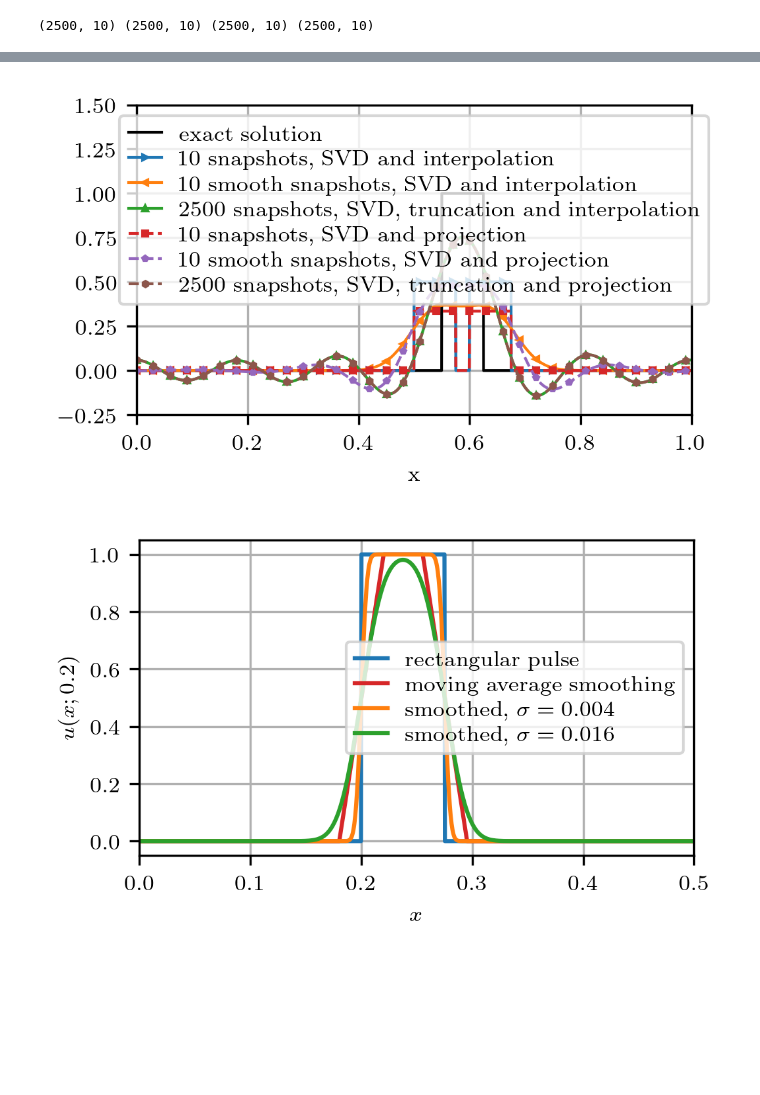
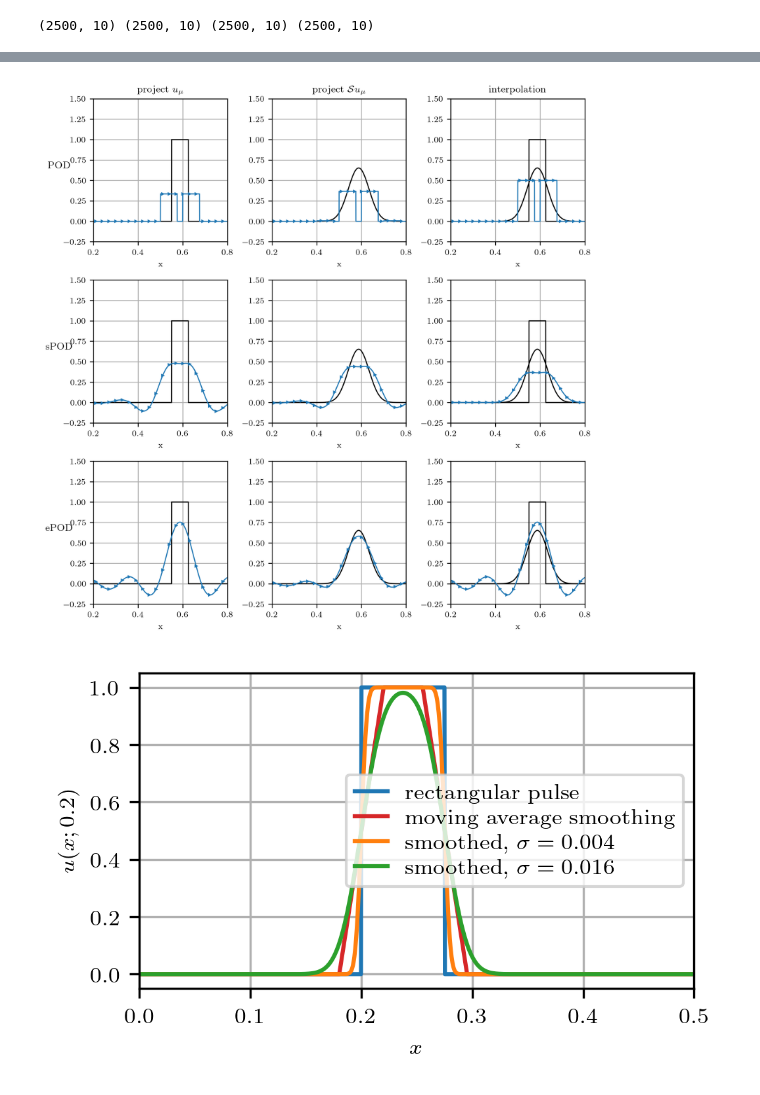
Before and after one commit to flabowski/POD-ROM-and-gaussian-convolution, a Jupyter notebook: notebooks/Fig05_06_07_left_SV.ipynb, the cells around one changed output, grey strips where cells are left out. Drawn from its saved outputs; the diff is of its cells as text; code cells hidden in the pictures; blank space fills up the shorter version.

Commit message:
Update notebooks for Zenodo release prep.
Rename Burgers notebooks, add dam-break and GPU experiments, and sync figure and legacy notebook changes.

```diff
--- a/notebooks/Fig05_06_07_left_SV.ipynb
+++ b/notebooks/Fig05_06_07_left_SV.ipynb
@@ -240,5 +241,5 @@ plt.show()
 # %%
-n_ss = 10
+n_ss = N
 _mu_trn = np.linspace(0, 1, n_ss, endpoint=False)
 
 X = snapshots_rowwise(rectangular_pulse, x, mu=_mu_trn)
@@ -251,22 +252,27 @@ U3 = Ue1[:, :n_ss]
 U4 = Ue2[:, :n_ss]
 print(U1.shape, U2.shape, U3.shape, U4.shape)
 
-approx1 = (U1 @ (U1.T @Xe.T)).T  # standard ROM
-approx2 = (U2 @ (U2.T @Xe.T)).T  # smooth ROM
-approx3 = (U3 @ (U3.T @Xe.T)).T  # truncated, exact basis
+approx11 = (U1 @ (U1.T @Xe.T)).T  # standard basis
+approx12 = (U1 @ (U1.T @Xes.T)).T  # standard basis
+
+approx21 = (U2 @ (U2.T @Xe.T)).T  # smooth basis
+approx22 = (U2 @ (U2.T @Xes.T)).T  # smooth basis
+
+approx31 = (U3 @ (U3.T @Xe.T)).T  # truncated, exact basis
+approx32= (U3 @ (U3.T @Xes.T)).T  # truncated, exact basis
 
 my_ROM = train_ROM_rw(_mu_trn[:, None], X, rank=False)
 my_sROM = train_ROM_rw(_mu_trn[:, None], Xs, rank=False)
 my_eROM = train_ROM_rw(_mu_tst[:, None], Xe, rank=n_ss)
 
 l = _mu_tst<=np.max(_mu_trn)
-approx4 = my_ROM.predict(_mu_tst[l, None]).snapshots_matrix
-approx5 = my_sROM.predict(_mu_tst[l, None]).snapshots_matrix
-approx6 = my_eROM.predict(_mu_tst[l, None]).snapshots_matrix
+approx13 = my_ROM.predict(_mu_tst[l, None]).snapshots_matrix
+approx23 = my_sROM.predict(_mu_tst[l, None]).snapshots_matrix
+approx33 = my_eROM.predict(_mu_tst[l, None]).snapshots_matrix
 # %% [output]
 (2500, 10) (2500, 10) (2500, 10) (2500, 10)
 # %%
-i = 5*250 +125
+ss = 5*250 +125
 markevery = 75
 print(np.sum((approx4[i]-Xe[i])**2)**.5)
 print(np.sum((approx5[i]-Xe[i])**2)**.5)
@@ -276,40 +282,45 @@ print(np.sum((approx1[i]-Xe[i])**2)**.5)
 print(np.sum((approx2[i]-Xe[i])**2)**.5)
 print(np.sum((approx3[i]-Xe[i])**2)**.5)
 
-fig, ax = plt.subplots()
-ax.plot(x, Xe[i], "k-", ms=2, lw=1, label="exact solution")
-ax.plot(x, approx4[i], "C0>-", ms=2, lw=1, label="10 snapshots, SVD and interpolation", markevery=markevery)
-ax.plot(x, approx5[i], "C1<-", ms=2, lw=1, label="10 smooth snapshots, SVD and interpolation", markevery=markevery)
-ax.plot(x, approx6[i], "C2^-", ms=2, lw=1, label="2500 snapshots, SVD, truncation and interpolation", markevery=markevery)
+fig, axs = plt.subplots(3, 3, figsize=(full_width_in, full_width_in))
+for i in range(3):
+    for j in range(3):
+        ax = axs[i, j]
+        if j in [0,2]:
+            ax.plot(x, Xe[ss], "k-", ms=2, lw=1, label="exact solution")
+        if j in [1,2]:
+            ax.plot(x, Xes[ss], "k-", ms=2, lw=1, label="exact solution")
 
+axs[0, 0].plot(x, approx11[ss], "C0>-", ms=2, lw=1, label="10 snapshots, SVD and interpolation", markevery=markevery)
+axs[0, 1].plot(x, approx12[ss], "C0>-", ms=2, lw=1, label="10 snapshots, SVD and interpolation", markevery=markevery)
+axs[0, 2].plot(x, approx13[ss], "C0>-", ms=2, lw=1, label="10 snapshots, SVD and interpolation", markevery=markevery)
+axs[1, 0].plot(x, approx21[ss], "C0>-", ms=2, lw=1, label="10 snapshots, SVD and interpolation", markevery=markevery)
+axs[1, 1].plot(x, approx22[ss], "C0>-", ms=2, lw=1, label="10 snapshots, SVD and interpolation", markevery=markevery)
+axs[1, 2].plot(x, approx23[ss], "C0>-", ms=2, lw=1, label="10 snapshots, SVD and interpolation", markevery=markevery)
+axs[2, 0].plot(x, approx31[ss], "C0>-", ms=2, lw=1, label="10 snapshots, SVD and interpolation", markevery=markevery)
+axs[2, 1].plot(x, approx32[ss], "C0>-", ms=2, lw=1, label="10 snapshots, SVD and interpolation", markevery=markevery)
+axs[2, 2].plot(x, approx33[ss], "C0>-", ms=2, lw=1, label="10 snapshots, SVD and interpolation", markevery=markevery)
 
-# ax.set_xlim([0, 1])
-# ax.set_ylim([-0.25, 1.5])
-# plt.grid(which="minor")
-# plt.grid(which="major")
-# ax.set_xlabel(r"x")
-# #ax.set_ylabel(r"$\delta_N$")
-# plt.legend(loc="upper center")
-# plt.tight_layout()
-# plt.savefig(pth+"approximations1.pdf")
-# plt.show()
-# fig, ax = plt.subplots()
-# ax.plot(x, Xe[i], "k-", ms=2, lw=1, label="exact solution")
+cols = [r"project ${u}_{\mu}$", r"project $\mathcal{S} {u}_{\mu}$", "interpolation"]
+rows = ["POD", "sPOD", "ePOD"]
+for ax, col in zip(axs[0], cols):
+    ax.set_title(col)
+for ax, row in zip(axs[:,0], rows):
+    ax.set_ylabel(row, rotation=0, size='large')
 
-
-ax.plot(x, approx1[i], "C3s--", ms=2, lw=1, label="10 snapshots, SVD and projection", markevery=(0, markevery))
-ax.plot(x, approx2[i], "C4p--", ms=2, lw=1, label="10 smooth snapshots, SVD and projection", markevery=(0, markevery))
-ax.plot(x, approx3[i], "C5h--", ms=2, lw=1, label="2500 snapshots, SVD, truncation and projection", markevery=(0, markevery))
-
-
-ax.set_xlim([0, 1])
-ax.set_ylim([-0.25, 1.5])
-plt.grid(which="minor")
-plt.grid(which="major")
-ax.set_xlabel(r"x")
-#ax.set_ylabel(r"$\delta_N$")
-plt.legend(loc="upper center")
+for i in range(3):
+    for j in range(3):
+        #ax.set_xlim([0, 1])
+        ax = axs[i, j]
+        ax.set_xlim(0.2, 0.8)
+        ax.set_ylim([-0.25, 1.5])
+        ax.grid(which="minor")
+        ax.grid(which="major")
+        ax.set_xlabel(r"x")
+        #ax.set_ylabel(r"$\delta_N$")
+        #plt.legend(loc="upper center")
 plt.tight_layout()
 plt.savefig(pth+"approximations.pdf")
+#plt.xlim(0.4, 0.6)
 plt.show()
 # %% [output]
@@ -322,4 +333,4 @@ plt.show()
-[figure, old version]
+[figure, new version]
 # %%
 m, n = 2500, 2500
 # w = 30  # width of the pulse in # nodes
```
Also changed, not shown: parts of 5 cells of this notebook, 13 other files.
